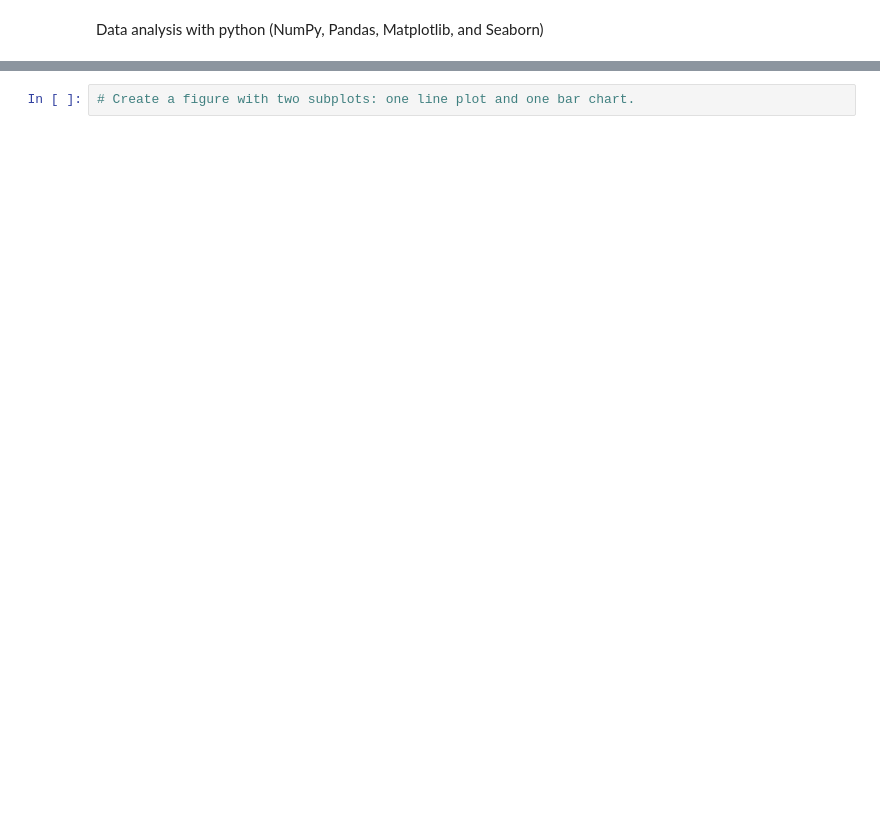
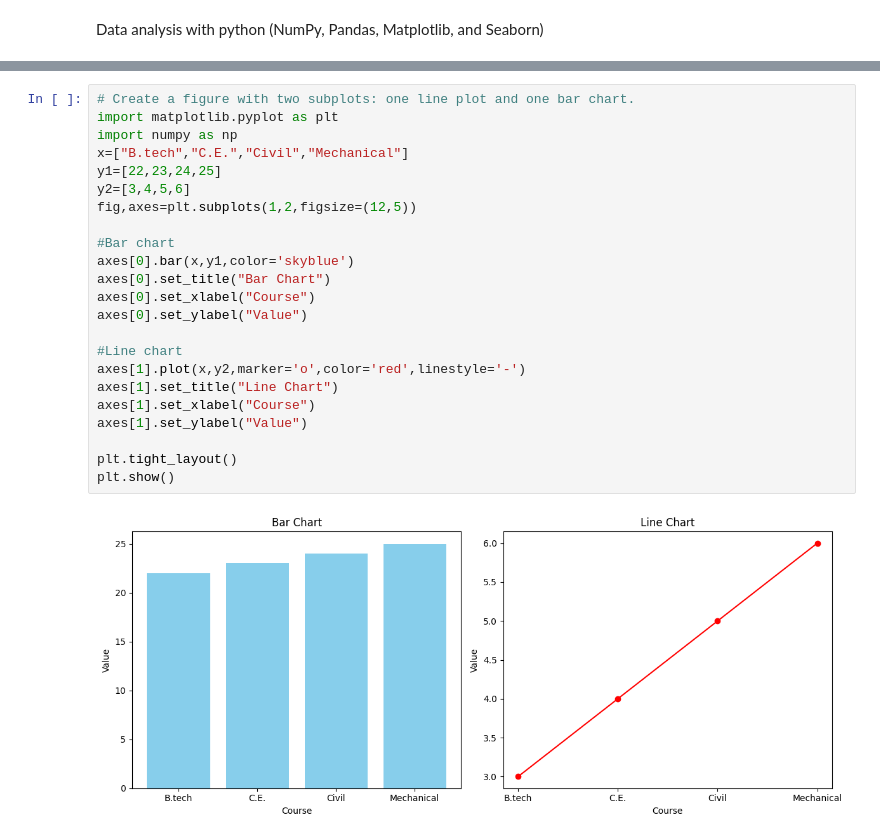
Before and after one commit to BinalPatel29/Exercise-with-python, a Jupyter notebook: Questions/medium.ipynb, the cells around one changed output, grey strips where cells are left out. Drawn from its saved outputs; the diff is of its cells as text; blank space fills up the shorter version.

```diff
--- a/Questions/medium.ipynb
+++ b/Questions/medium.ipynb
@@ -333,2 +378,25 @@ Data analysis with python (NumPy, Pandas, Matplotlib, and Seaborn)
 # %%
 # Create a figure with two subplots: one line plot and one bar chart.
+import matplotlib.pyplot as plt
+import numpy as np
+x=["B.tech","C.E.","Civil","Mechanical"]
+y1=[22,23,24,25]
+y2=[3,4,5,6]
+fig,axes=plt.subplots(1,2,figsize=(12,5))
+
+#Bar chart
+axes[0].bar(x,y1,color='skyblue')
+axes[0].set_title("Bar Chart")
+axes[0].set_xlabel("Course")
+axes[0].set_ylabel("Value")
+
+#Line chart
+axes[1].plot(x,y2,marker='o',color='red',linestyle='-')
+axes[1].set_title("Line Chart")
+axes[1].set_xlabel("Course")
+axes[1].set_ylabel("Value")
+
+plt.tight_layout()
+plt.show()
+# %% [output]
+[figure, added]
```
Also changed, not shown: parts of 7 cells of this notebook, 2 other files.
